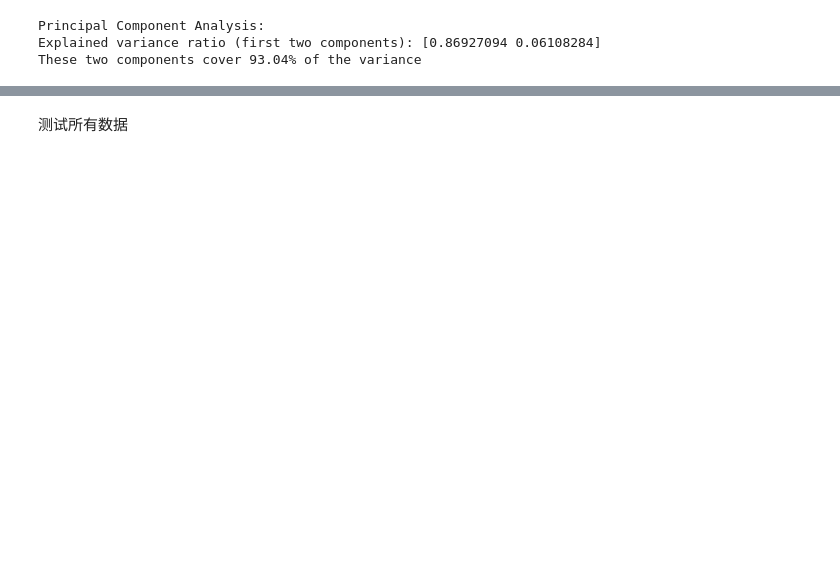
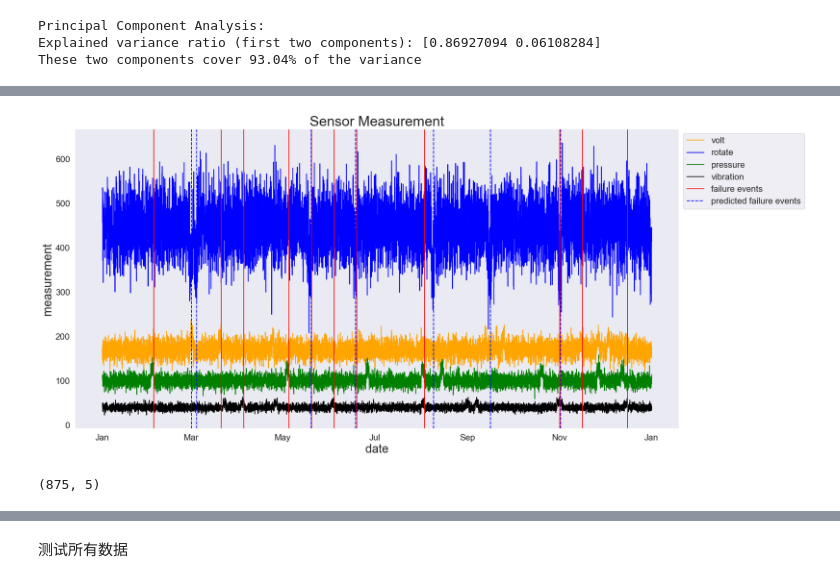
Before and after one commit to VGuoGavin/Anomaly_Detect-Forecast, a Jupyter notebook: CEG503.ipynb, the cells around one changed output, grey strips where cells are left out. Saved outputs shown, nothing was run; the diff lists cells and outputs as text; code cells hidden in the pictures; blank space fills up the shorter version.

```diff
--- a/CEG503.ipynb
+++ b/CEG503.ipynb
@@ -714,0 +753,5 @@ Text(0.5, 1.0, 'PCA of IRIS dataset')
+# %%
+from sklearn.cluster import KMeans
+kmeans = KMeans(n_clusters=2)
+kmeans.fit(res_all)
+y_kmeans = kmeans.predict(res_all)
@@ -714,0 +821,4 @@ Text(0.5, 1.0, 'PCA of IRIS dataset')
+# %%
+fail_Km = pd.DataFrame()
+fail_Km['datetime'] = pd.to_datetime(pca_state[y_kmeans == 0]['datetime'])  #fail_dt[fail_dt['datetime'] <= train_tp]
+fail_Km = fail_Km.reset_index(drop=True)
@@ -714,0 +836,8 @@ Text(0.5, 1.0, 'PCA of IRIS dataset')
+# %%
+plot_diagnostic_data(sen_data, fail_dt, fail_Km)
+# %% [output]
+[figure, added]
+# %%
+all_data.shape
+# %% [output]
+(875, 5)
```
Also changed, not shown: parts of 35 cells of this notebook, 1 other file.
